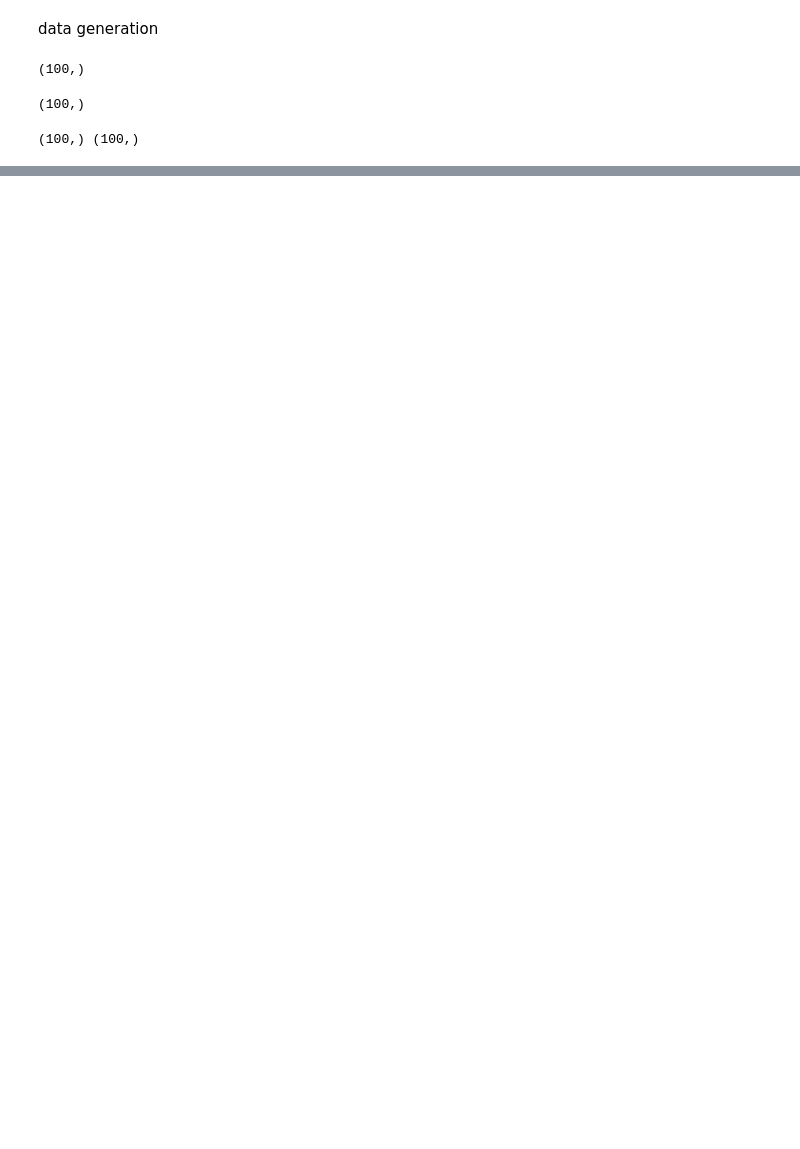
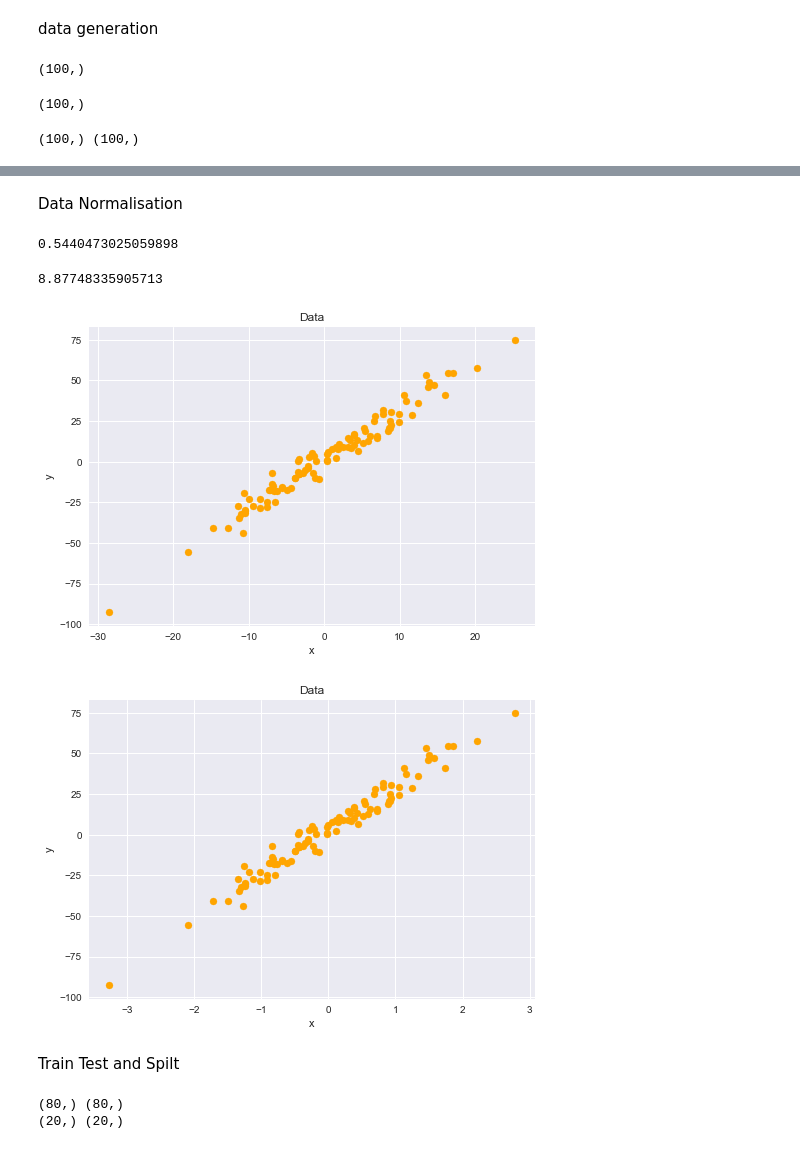
Before and after one commit to shreyabhalgat/Machine-Learning-Essentials, a Jupyter notebook: Section 3-Linear Regression/Linear Regression.ipynb, the cells around one changed output, grey strips where cells are left out. Drawn from its saved outputs; the diff is of its cells as text; code cells hidden in the pictures; blank space fills up the shorter version.

Commit message:
Data normalize and spilted

```diff
--- a/Section 3-Linear Regression/Linear Regression.ipynb
+++ b/Section 3-Linear Regression/Linear Regression.ipynb
@@ -42,0 +43,23 @@ plotData(X,y)
+# %% [markdown]
+Data Normalisation
+# %%
+print(X.mean())
+# %% [output]
+0.5440473025059898
+# %%
+print(X.std())
+# %% [output]
+8.87748335905713
+# %%
+def normaliseData(X):
+    X=(X-X.mean())/X.std()
+    return X
+# %%
+plotData(X,y)
+X=normaliseData(X)
+plotData(X,y)
+# %% [output]
+[figure, added]
+[figure, added]
+# %% [markdown]
+Train Test and Spilt
@@ -42,0 +82,6 @@ plotData(X,y)
+# %%
+print(XT.shape,yT.shape)
+print(Xt.shape,yt.shape)
+# %% [output]
+(80,) (80,)
+(20,) (20,)
```
Also changed, not shown: parts of 4 cells of this notebook.
